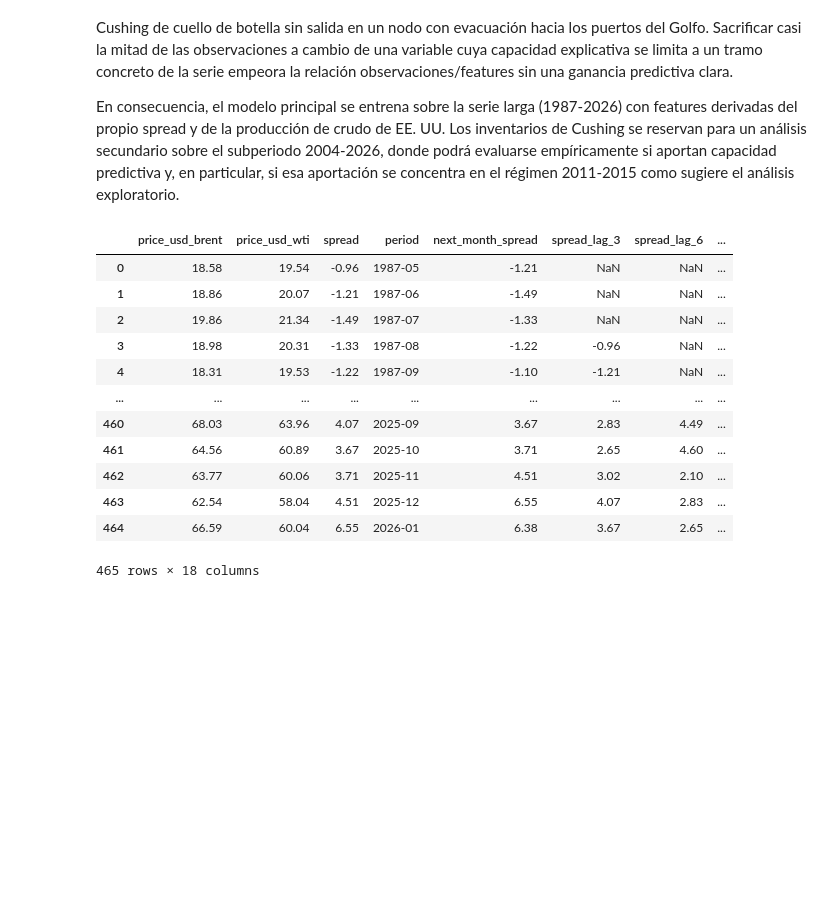
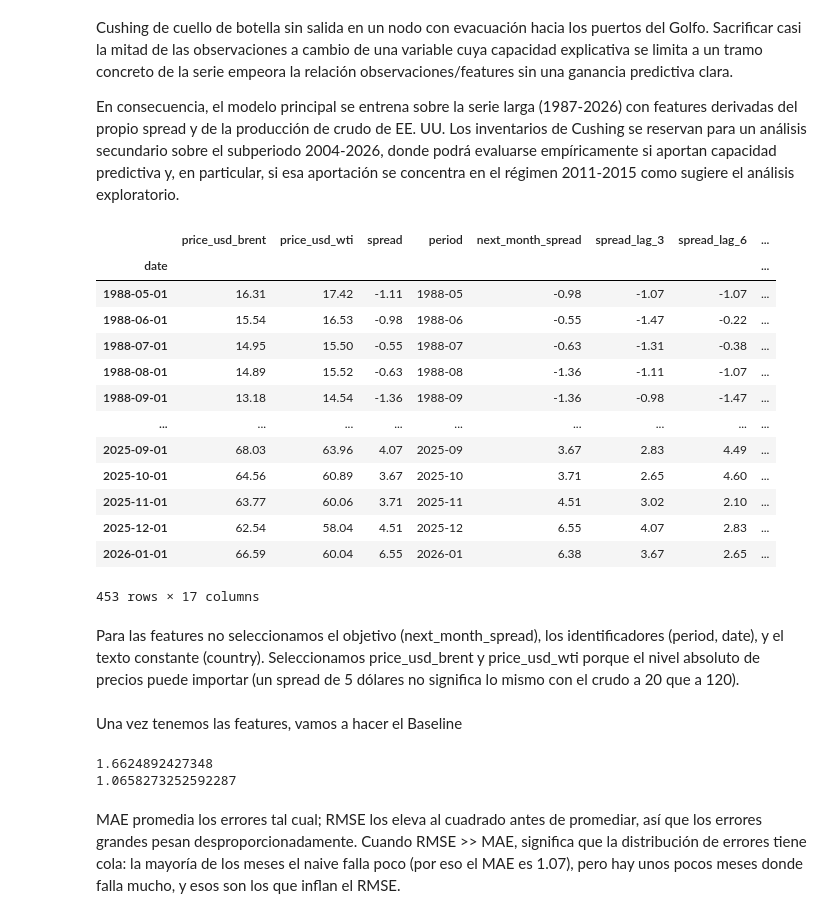
Before and after one commit to marcazlor/oganalytics, a Jupyter notebook: notebooks/01_data_exploration.ipynb, the cells around one changed output. Drawn from its saved outputs; the diff is of its cells as text; code cells hidden in the pictures; blank space fills up the shorter version.

Commit message:
feat: add spread forecasting model comparison (phase 4 block 3)

```diff
--- a/notebooks/01_data_exploration.ipynb
+++ b/notebooks/01_data_exploration.ipynb
@@ -499,21 +499,27 @@ En consecuencia, el modelo principal se entrena sobre la serie larga (1987-2026)
 # %%
 production = load_production()
 production_usa = production[production['country'] == 'United States']
 
 usa_features = merged_brent_wti_month.merge(production_usa, how='inner', on='period')
 usa_features['production_kbd'] = usa_features['production_kbd'].shift(3)
+usa_features = usa_features.dropna()
+usa_features = usa_features.rename(columns={'date_str': 'date'})
+usa_features = usa_features.set_index('date')
 usa_features
 # %% [output]
 |  | price_usd_brent | price_usd_wti | spread | period | next_month_spread | spread_lag_3 | spread_lag_6 | ... |
-| 0 | 18.58 | 19.54 | -0.96 | 1987-05 | -1.21 | NaN | NaN | ... |
-| 1 | 18.86 | 20.07 | -1.21 | 1987-06 | -1.49 | NaN | NaN | ... |
-| 2 | 19.86 | 21.34 | -1.49 | 1987-07 | -1.33 | NaN | NaN | ... |
-| 3 | 18.98 | 20.31 | -1.33 | 1987-08 | -1.22 | -0.96 | NaN | ... |
-| 4 | 18.31 | 19.53 | -1.22 | 1987-09 | -1.10 | -1.21 | NaN | ... |
+| date |  |  |  |  |  |  |  | ... |
+| 1988-05-01 | 16.31 | 17.42 | -1.11 | 1988-05 | -0.98 | -1.07 | -1.07 | ... |
+| 1988-06-01 | 15.54 | 16.53 | -0.98 | 1988-06 | -0.55 | -1.47 | -0.22 | ... |
+| 1988-07-01 | 14.95 | 15.50 | -0.55 | 1988-07 | -0.63 | -1.31 | -0.38 | ... |
+| 1988-08-01 | 14.89 | 15.52 | -0.63 | 1988-08 | -1.36 | -1.11 | -1.07 | ... |
+| 1988-09-01 | 13.18 | 14.54 | -1.36 | 1988-09 | -1.36 | -0.98 | -1.47 | ... |
 | ... | ... | ... | ... | ... | ... | ... | ... | ... |
-| 460 | 68.03 | 63.96 | 4.07 | 2025-09 | 3.67 | 2.83 | 4.49 | ... |
-| 461 | 64.56 | 60.89 | 3.67 | 2025-10 | 3.71 | 2.65 | 4.60 | ... |
-| 462 | 63.77 | 60.06 | 3.71 | 2025-11 | 4.51 | 3.02 | 2.10 | ... |
-| 463 | 62.54 | 58.04 | 4.51 | 2025-12 | 6.55 | 4.07 | 2.83 | ... |
-| 464 | 66.59 | 60.04 | 6.55 | 2026-01 | 6.38 | 3.67 | 2.65 | ... |
+| 2025-09-01 | 68.03 | 63.96 | 4.07 | 2025-09 | 3.67 | 2.83 | 4.49 | ... |
+| 2025-10-01 | 64.56 | 60.89 | 3.67 | 2025-10 | 3.71 | 2.65 | 4.60 | ... |
+| 2025-11-01 | 63.77 | 60.06 | 3.71 | 2025-11 | 4.51 | 3.02 | 2.10 | ... |
+| 2025-12-01 | 62.54 | 58.04 | 4.51 | 2025-12 | 6.55 | 4.07 | 2.83 | ... |
+| 2026-01-01 | 66.59 | 60.04 | 6.55 | 2026-01 | 6.38 | 3.67 | 2.65 | ... |
-465 rows × 18 columns
+453 rows × 17 columns
+# %% [markdown]
+Para las features no seleccionamos el objetivo (next_month_spread), los identificadores (period, date), y el texto constante (country). Seleccionamos price_usd_brent y price_usd_wti porque el nivel absoluto de precios puede importar (un spread de 5 dólares no significa lo mismo con el crudo a 20 que a 120).
@@ -519,0 +530,17 @@ usa_features
+# %% [markdown]
+Una vez tenemos las features, vamos a hacer el Baseline
+# %%
+from sklearn.metrics import mean_squared_error, mean_absolute_error
+import numpy as np
+
+spread = usa_features['spread']
+RMSE = np.sqrt(mean_squared_error(spread, y))
+MAE = mean_absolute_error(spread, y)
+
+print(RMSE)
+print(MAE)
+# %% [output]
+1.6624892427348
+1.0658273252592287
+# %% [markdown]
+MAE promedia los errores tal cual; RMSE los eleva al cuadrado antes de promediar, así que los errores grandes pesan desproporcionadamente. Cuando RMSE >> MAE, significa que la distribución de errores tiene cola: la mayoría de los meses el naive falla poco (por eso el MAE es 1.07), pero hay unos pocos meses donde falla mucho, y esos son los que inflan el RMSE.
```
Also changed, not shown: parts of 14 cells of this notebook.
